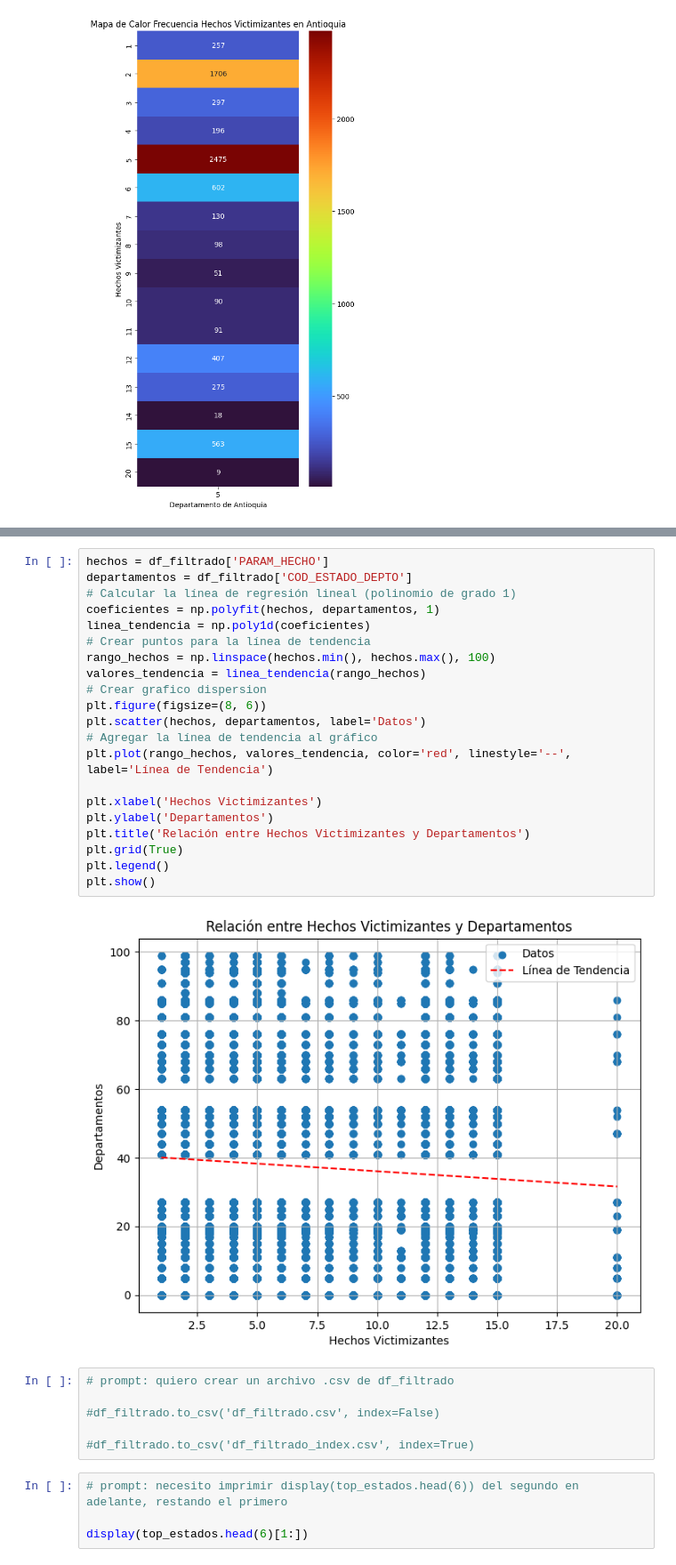
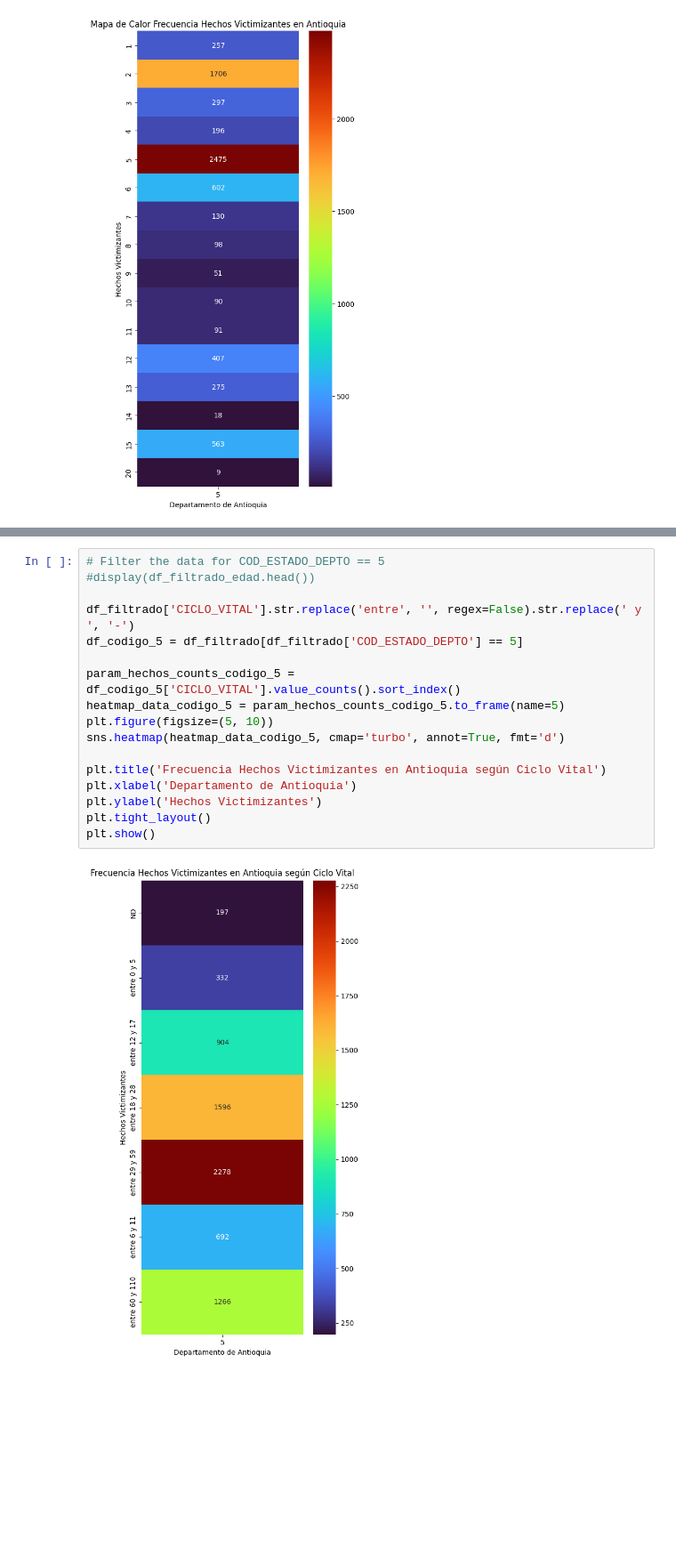
Before and after one commit to oviedokaren19/bc_G3_analisis_victimas, a Jupyter notebook: rama_nueva/sprint2.ipynb, the cells around one changed output, grey strips where cells are left out. Shown at 89% size. Cells and saved outputs as stored; diff of their text form; blank space fills up the shorter version.

Commit message:
Update sprint2.ipynb
Preparacion y transformacion de datos, y primeros graficos

```diff
--- a/rama_nueva/sprint2.ipynb
+++ b/rama_nueva/sprint2.ipynb
@@ -390,33 +313,19 @@ plt.show()
-# %%
-hechos = df_filtrado['PARAM_HECHO']
-departamentos = df_filtrado['COD_ESTADO_DEPTO']
-# Calcular la línea de regresión lineal (polinomio de grado 1)
-coeficientes = np.polyfit(hechos, departamentos, 1)
-linea_tendencia = np.poly1d(coeficientes)
-# Crear puntos para la línea de tendencia
-rango_hechos = np.linspace(hechos.min(), hechos.max(), 100)
-valores_tendencia = linea_tendencia(rango_hechos)
-# Crear grafico dispersion
-plt.figure(figsize=(8, 6))
-plt.scatter(hechos, departamentos, label='Datos')
-# Agregar la línea de tendencia al gráfico
-plt.plot(rango_hechos, valores_tendencia, color='red', linestyle='--', label='Línea de Tendencia')
-
-plt.xlabel('Hechos Victimizantes')
-plt.ylabel('Departamentos')
-plt.title('Relación entre Hechos Victimizantes y Departamentos')
-plt.grid(True)
-plt.legend()
-plt.show()
-# %% [output]
-[figure, removed]
-# %%
-# prompt: quiero crear un archivo .csv de df_filtrado
-
-#df_filtrado.to_csv('df_filtrado.csv', index=False)
-
-#df_filtrado.to_csv('df_filtrado_index.csv', index=True)
-# %%
-# prompt: necesito imprimir display(top_estados.head(6)) del segundo en adelante, restando el primero
-
-display(top_estados.head(6)[1:])
+# %%
+# Filter the data for COD_ESTADO_DEPTO == 5
+#display(df_filtrado_edad.head())
+
+df_filtrado['CICLO_VITAL'].str.replace('entre', '', regex=False).str.replace(' y ', '-')
+df_codigo_5 = df_filtrado[df_filtrado['COD_ESTADO_DEPTO'] == 5]
+
+param_hechos_counts_codigo_5 = df_codigo_5['CICLO_VITAL'].value_counts().sort_index()
+heatmap_data_codigo_5 = param_hechos_counts_codigo_5.to_frame(name=5)
+plt.figure(figsize=(5, 10))
+sns.heatmap(heatmap_data_codigo_5, cmap='turbo', annot=True, fmt='d')
+
+plt.title('Frecuencia Hechos Victimizantes en Antioquia según Ciclo Vital')
+plt.xlabel('Departamento de Antioquia')
+plt.ylabel('Hechos Victimizantes')
+plt.tight_layout()
+plt.show()
+# %% [output]
+[figure, added]
```
Also changed, not shown: parts of 36 cells of this notebook.
